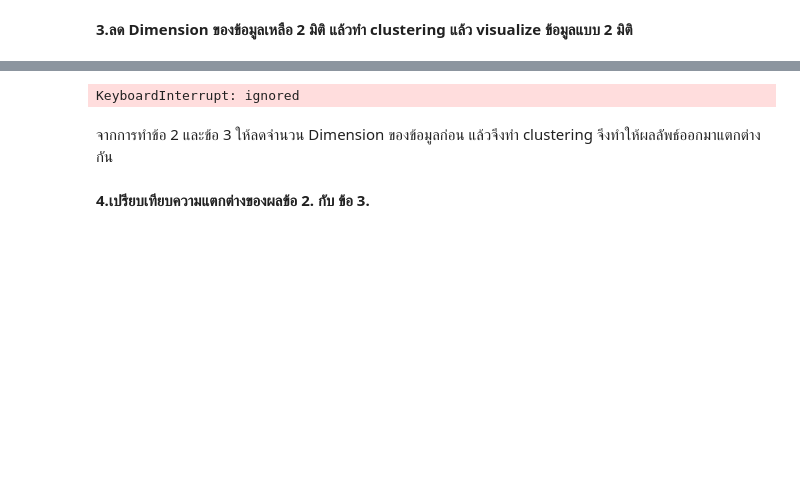
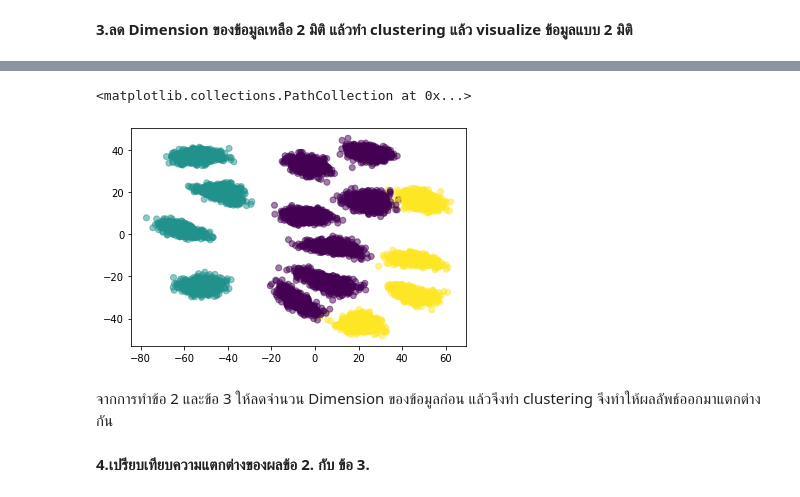
Before and after one commit to Thitichaya2000/multivariate, a Jupyter notebook: Multivariate_Exam.ipynb, the cells around one changed output, grey strips where cells are left out. Saved outputs shown, nothing was run; the diff lists cells and outputs as text; code cells hidden in the pictures; blank space fills up the shorter version.

```diff
--- a/Multivariate_Exam.ipynb
+++ b/Multivariate_Exam.ipynb
@@ -227,6 +228,4 @@ from sklearn.manifold import MDS
 # %%
 mds = MDS(n_components=2)
 # %%
-new_mds = mds.fit_transform(Data)
+New_mds = mds.fit_transform(Data) #คำนวณระยะห่างระหว่างจุด
-# %% [output]
-KeyboardInterrupt: ignored
@@ -237,9 +232,12 @@ new_mds
 # %%
 kmeans2 = KMeans(n_clusters=3,random_state=2021)
 kmeans2.fit(Data)
-ืืn = kmeans2.predict(Data)
+b = kmeans2.predict(Data)
 # %%
-plt.scatter(new_mds[:,0],new_mds[:,1],c=g,alpha=0.6)
+plt.scatter(New_mds[:,0],New_mds[:,1],c=b,alpha=0.5)
+# %% [output]
+<matplotlib.collections.PathCollection at 0x...>
+[figure, added]
 # %% [markdown]
 
 จากการทำข้อ 2 และข้อ 3 ให้ลดจำนวน Dimension ของข้อมูลก่อน แล้วจึงทำ clustering จึงทำให้ผลลัพธ์ออกมาแตกต่างกัน
```
Also changed, not shown: parts of 18 cells of this notebook.
